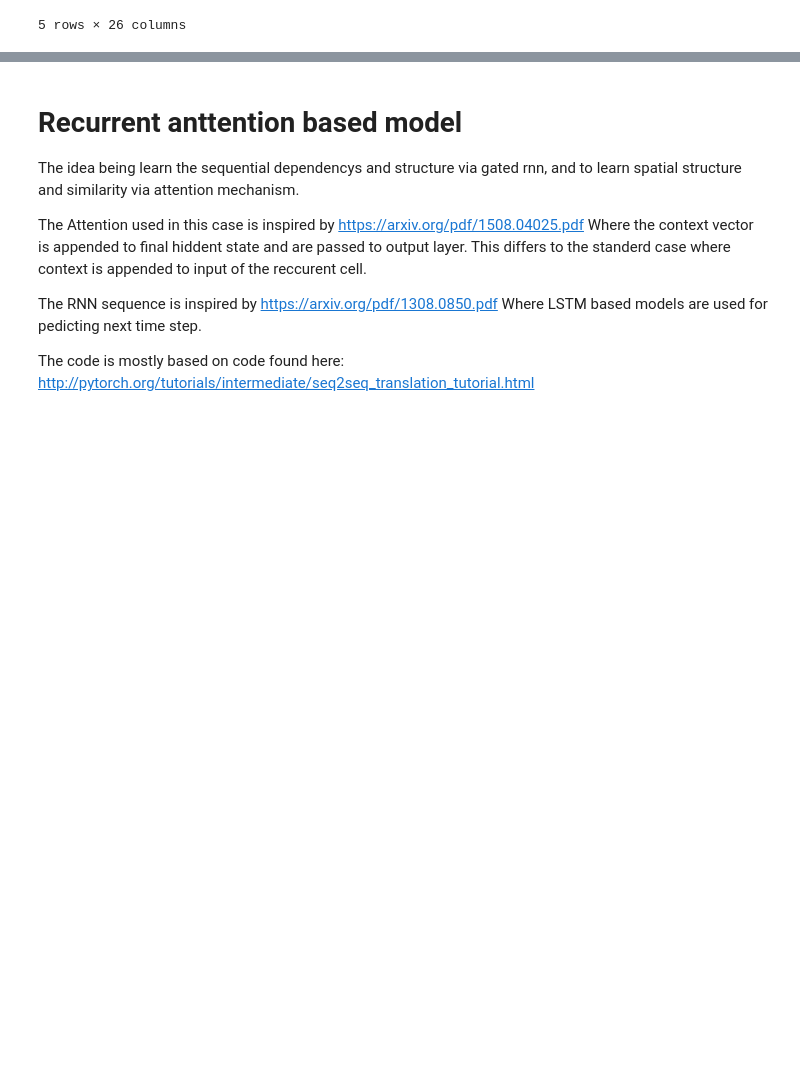
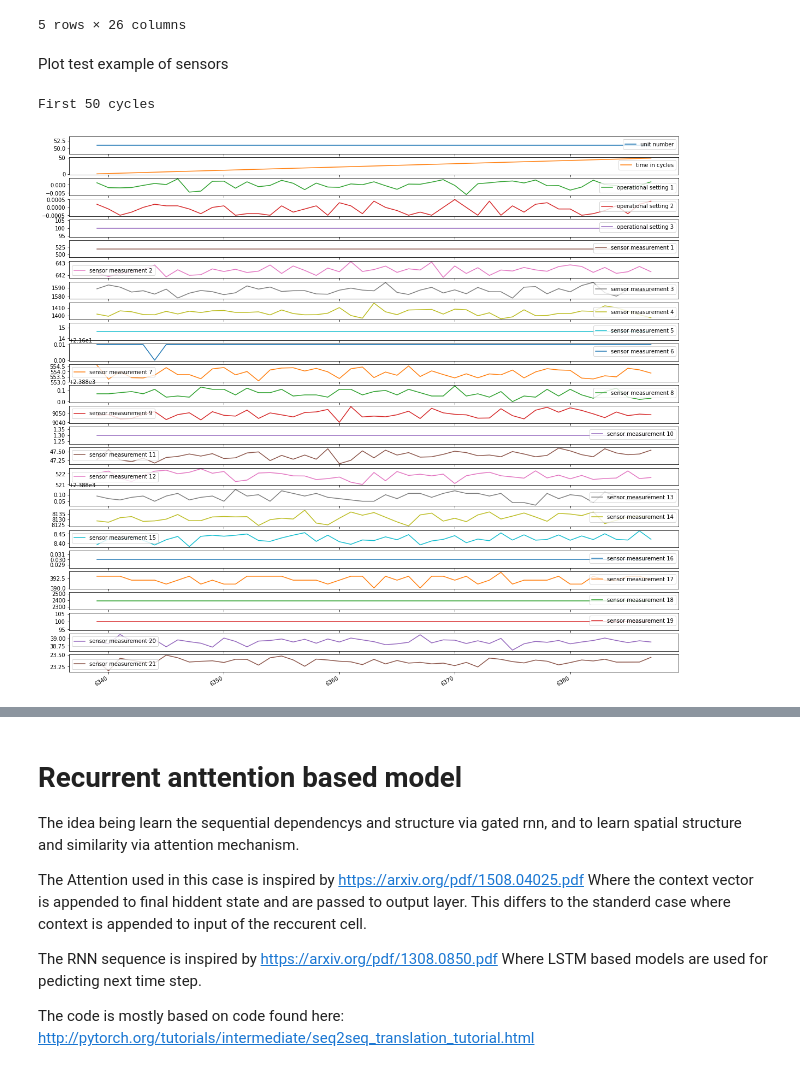
Before and after one commit to benMen87/annomaly_detection, a Jupyter notebook: wipro_seq_annomly_detection_nasa.ipynb, the cells around one changed output, grey strips where cells are left out. Cells and saved outputs as stored; diff of their text form; code cells hidden in the pictures; blank space fills up the shorter version.

```diff
--- a/wipro_seq_annomly_detection_nasa.ipynb
+++ b/wipro_seq_annomly_detection_nasa.ipynb
@@ -86,2 +88,14 @@ def get_train_test_data(df_train, df_test):
 
     return X_tr, X_tst
+# %% [markdown]
+Plot test example of sensors
+# %%
+unit = np.random.randint(1, df_test['unit number'].max())
+window_sz = 50
+
+plot_example = df_test[(df_test['unit number'] == unit) &  (df_test['time in cycles'] < window_sz) ]
+print('First 50 cycles')
+ax = plot_example.plot(subplots=True, sharex=True, figsize=(20,20))
+# %% [output]
+First 50 cycles
+[figure, added]
```
Also changed, not shown: parts of 11 cells of this notebook.
